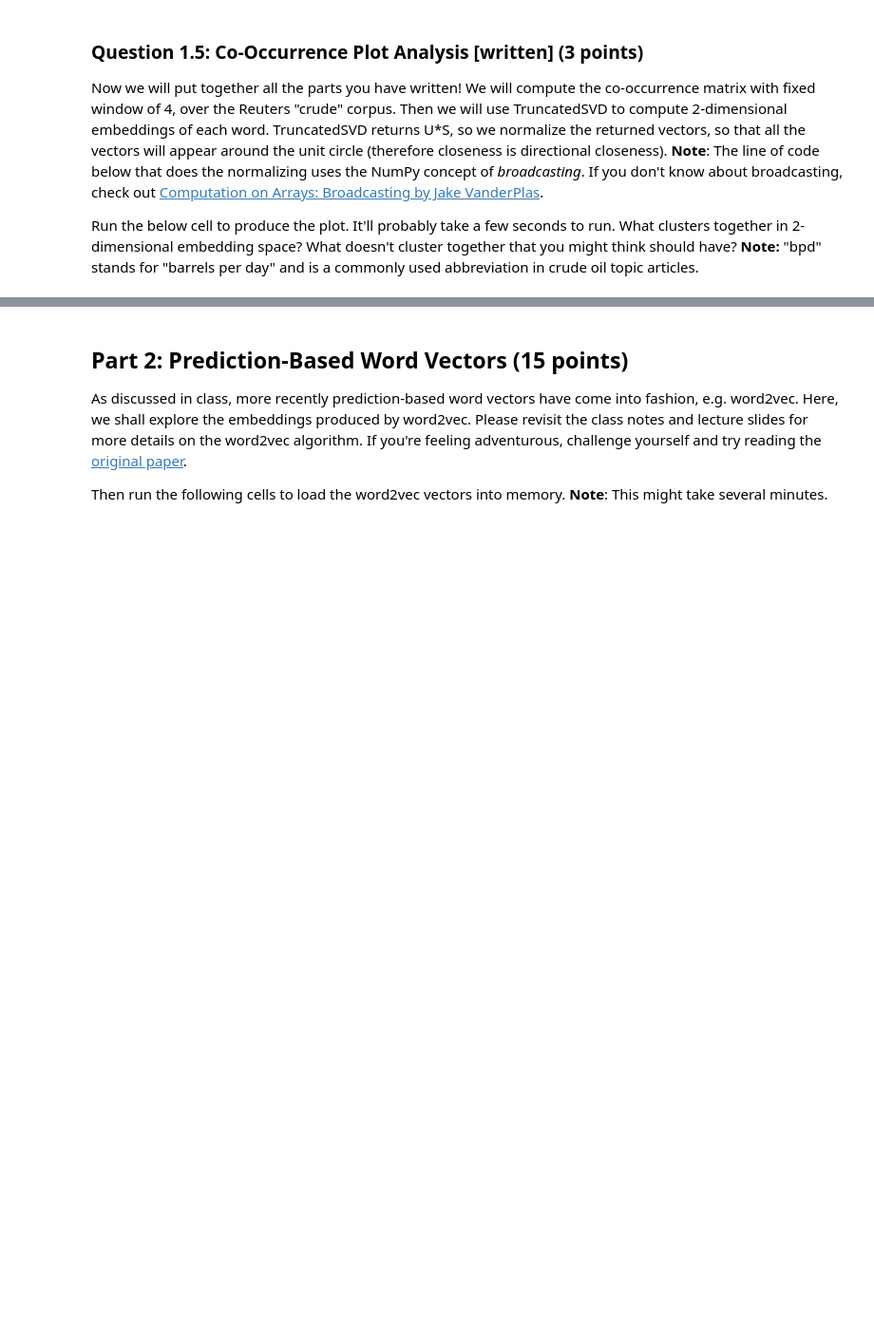
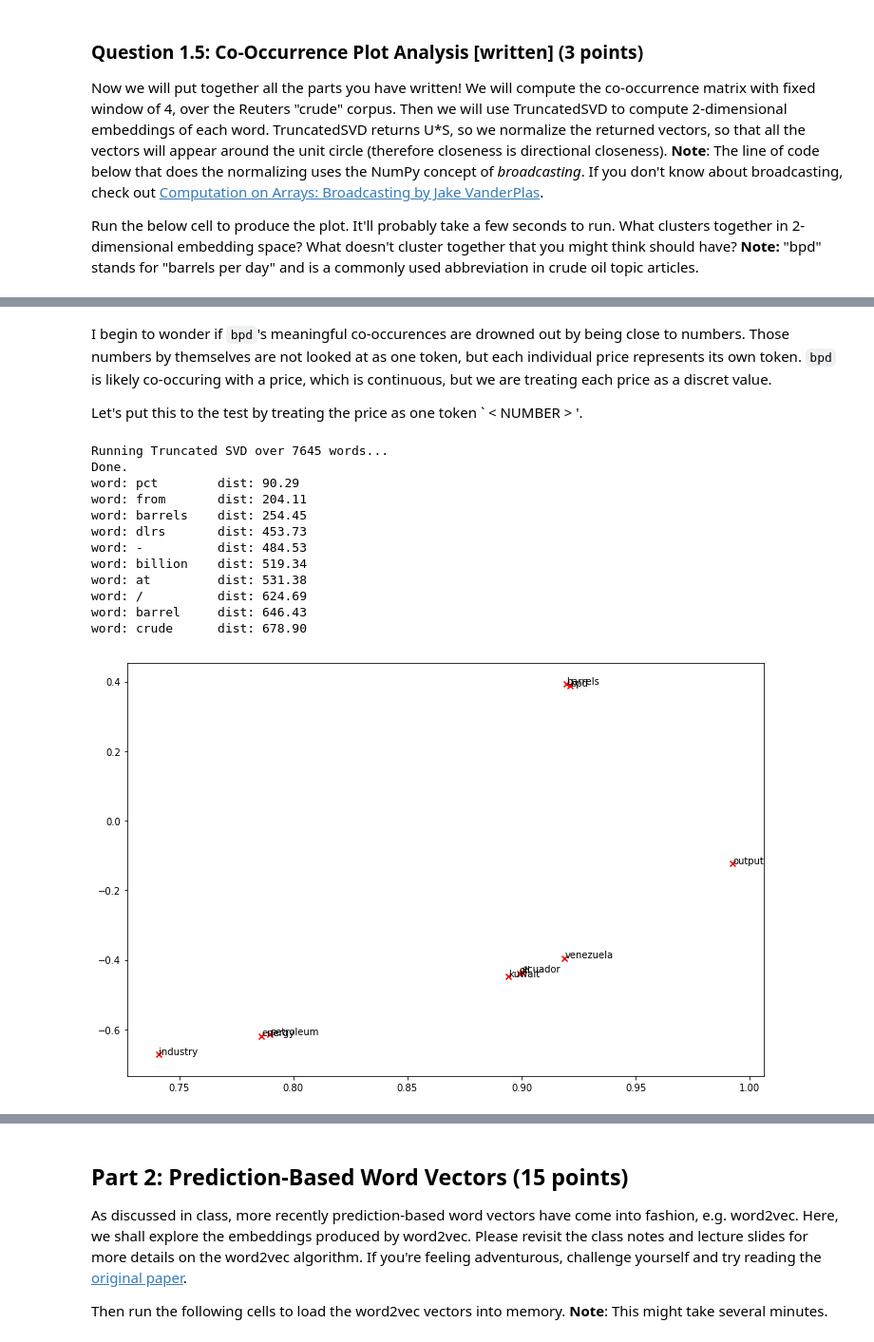
Before and after one commit to marianokamp/play, a Jupyter notebook: cs224nw2017/a1/exploring_word_vectors.ipynb, the cells around one changed output, grey strips where cells are left out. Shown: that part at 95% size. Drawn from its saved outputs; the diff is of its cells as text; code cells hidden in the pictures; blank space fills up the shorter version.

```diff
--- a/cs224nw2017/a1/exploring_word_vectors.ipynb
+++ b/cs224nw2017/a1/exploring_word_vectors.ipynb
@@ -461,0 +508,65 @@ plot_embeddings(M_normalized, word2Ind_co_occurrence, words)
+# %% [markdown]
+I begin to wonder if `bpd`'s meaningful co-occurences are drowned out by being close to numbers. Those numbers by themselves are not looked at as one token, but each individual price represents its own token. `bpd` is likely co-occuring with a price, which is continuous, but we are treating each price as a discret value.
+
+Let's put this to the test by treating the price as one token ` < NUMBER > '.
+# %%
+import re
+def read_corpus_alternate(category="crude"):
+    """ Read files from the specified Reuter's category.
+        Params:
+            category (string): category name
+        Return:
+            list of lists, with words from each of the processed files.
+            Converting numbers to the <NUMBER> token. However, only taking
+            words as inputs as provided by reuters.words(). As it seems
+            to separate words based on punctuation, this is only working
+            indicatively for the insights I'd like to gain, what's up
+            with bpd, and a proper solution needs to re-implements words().
+
+    """
+    files = reuters.fileids(category)
+    p = re.compile(r'\d+')
+    return [[START_TOKEN] + ['<NUMBER>' if p.match(w) else w.lower() for w in list(reuters.words(f))] + [END_TOKEN] for f in files]
+# %%
+# -----------------------------
+# Run This Cell to Produce Your Plot
+# ------------------------------
+reuters_corpus = read_corpus_alternate()
+M_co_occurrence, word2Ind_co_occurrence = compute_co_occurrence_matrix(reuters_corpus)
+M_reduced_co_occurrence = reduce_to_k_dim(M_co_occurrence, k=2)
+
+def dist(emb1, emb2):
+    return math.sqrt(((emb1[0]-emb2[0])**2)+((emb1[1]-emb2[1])**2))
+
+# Rescale (normalize) the rows to make them each of unit-length
+M_lengths = np.linalg.norm(M_reduced_co_occurrence, axis=1)
+M_normalized = M_reduced_co_occurrence / M_lengths[:, np.newaxis] # broadcasting
+
+words = ['barrels', 'bpd', 'ecuador', 'energy', 'industry', 'kuwait', 'oil', 'output', 'petroleum', 'venezuela']
+plot_embeddings(M_normalized, word2Ind_co_occurrence, words)
+
+index_of_bpd = word2Ind_co_occurrence['bpd']
+bpd_embedding = M_reduced_co_occurrence[index_of_bpd]
+
+# Top 3, Number 1 is the word itself
+distances = [(word_index, dist(embedding, bpd_embedding)) for (word_index, embedding) in enumerate(M_reduced_co_occurrence)]
+top = sorted(distances, key=lambda x:x[1])[1:11]
+
+ind2Word = {index:word for word, index in word2Ind_co_occurrence.items()}
+
+for (word_index, dist) in top:
+    print(f'word: {ind2Word[word_index]:10s} dist: {dist:4.2f}')
+# %% [output]
+Running Truncated SVD over 7645 words...
+Done.
+word: pct        dist: 90.29
+word: from       dist: 204.11
+word: barrels    dist: 254.45
+word: dlrs       dist: 453.73
+word: -          dist: 484.53
+word: billion    dist: 519.34
+word: at         dist: 531.38
+word: /          dist: 624.69
+word: barrel     dist: 646.43
+word: crude      dist: 678.90
+[figure, added]
```
Also changed, not shown: parts of 11 cells of this notebook.
